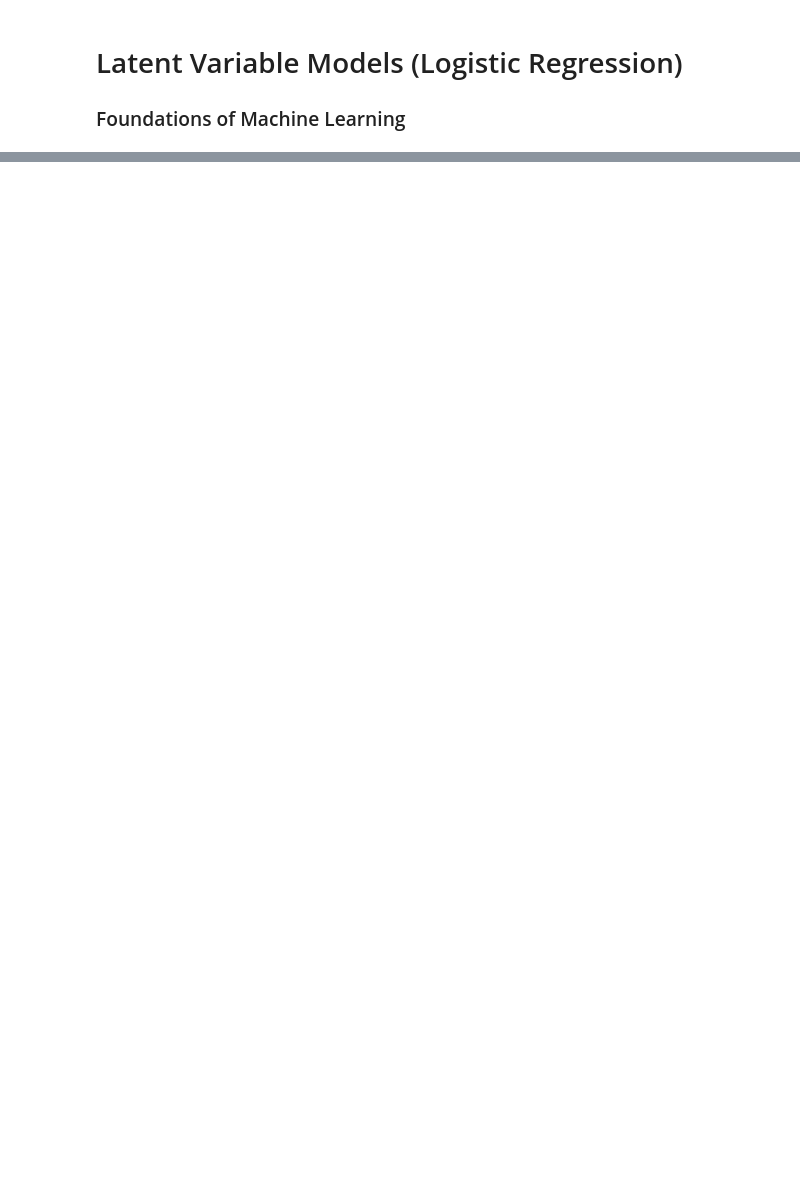
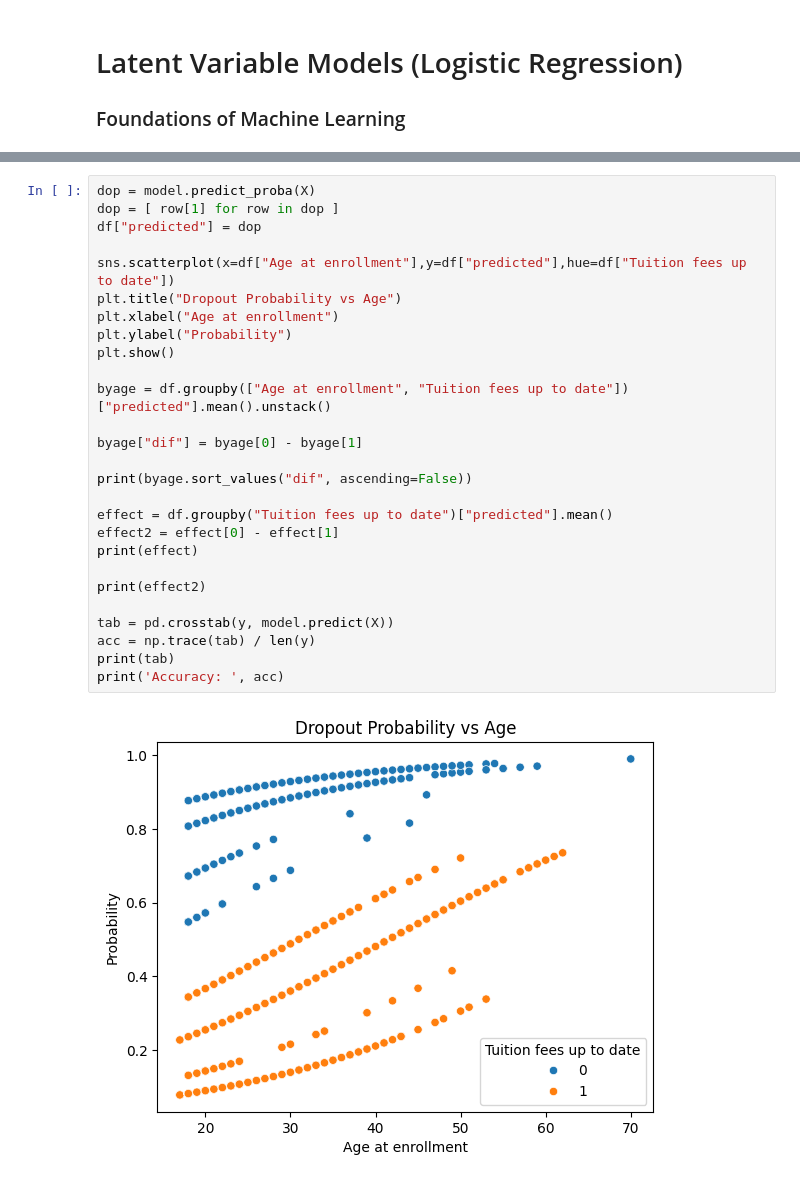
Before and after one commit to IsaacJihwanYoo795/undergrad_ml_assignments, a Jupyter notebook: 05_assignment_glm.ipynb, the cells around one changed output, grey strips where cells are left out. Drawn from its saved outputs; the diff is of its cells as text; blank space fills up the shorter version.

```diff
--- a/05_assignment_glm.ipynb
+++ b/05_assignment_glm.ipynb
@@ -52,0 +136,29 @@ The relevant variables are:
+# %%
+dop = model.predict_proba(X)
+dop = [ row[1] for row in dop ]
+df["predicted"] = dop
+
+sns.scatterplot(x=df["Age at enrollment"],y=df["predicted"],hue=df["Tuition fees up to date"])
+plt.title("Dropout Probability vs Age")
+plt.xlabel("Age at enrollment")
+plt.ylabel("Probability")
+plt.show()
+
+byage = df.groupby(["Age at enrollment", "Tuition fees up to date"])["predicted"].mean().unstack()
+
+byage["dif"] = byage[0] - byage[1]
+
+print(byage.sort_values("dif", ascending=False))
+
+effect = df.groupby("Tuition fees up to date")["predicted"].mean()
+effect2 = effect[0] - effect[1]
+print(effect)
+
+print(effect2)
+
+tab = pd.crosstab(y, model.predict(X))
+acc = np.trace(tab) / len(y)
+print(tab)
+print('Accuracy: ', acc)
+# %% [output]
+[figure, added]
```
Also changed, not shown: parts of 13 cells of this notebook.
